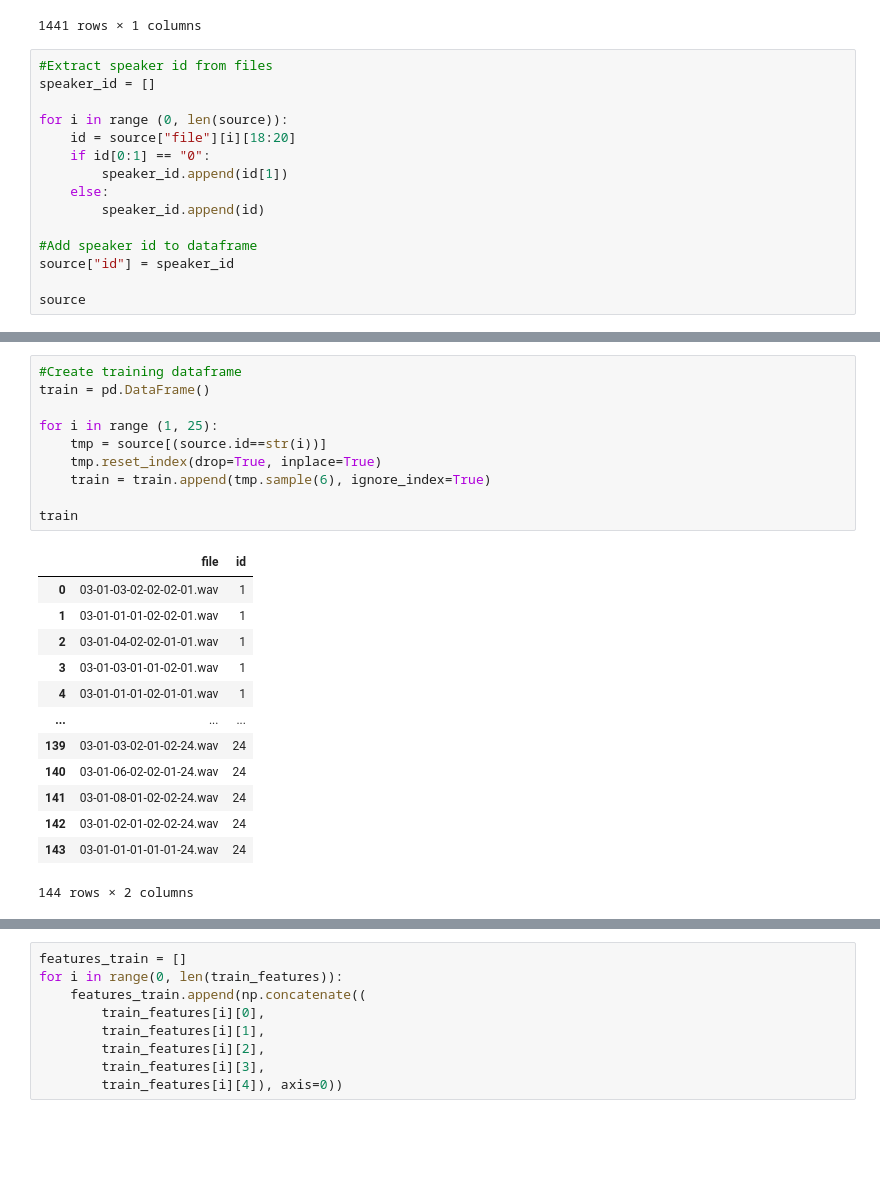
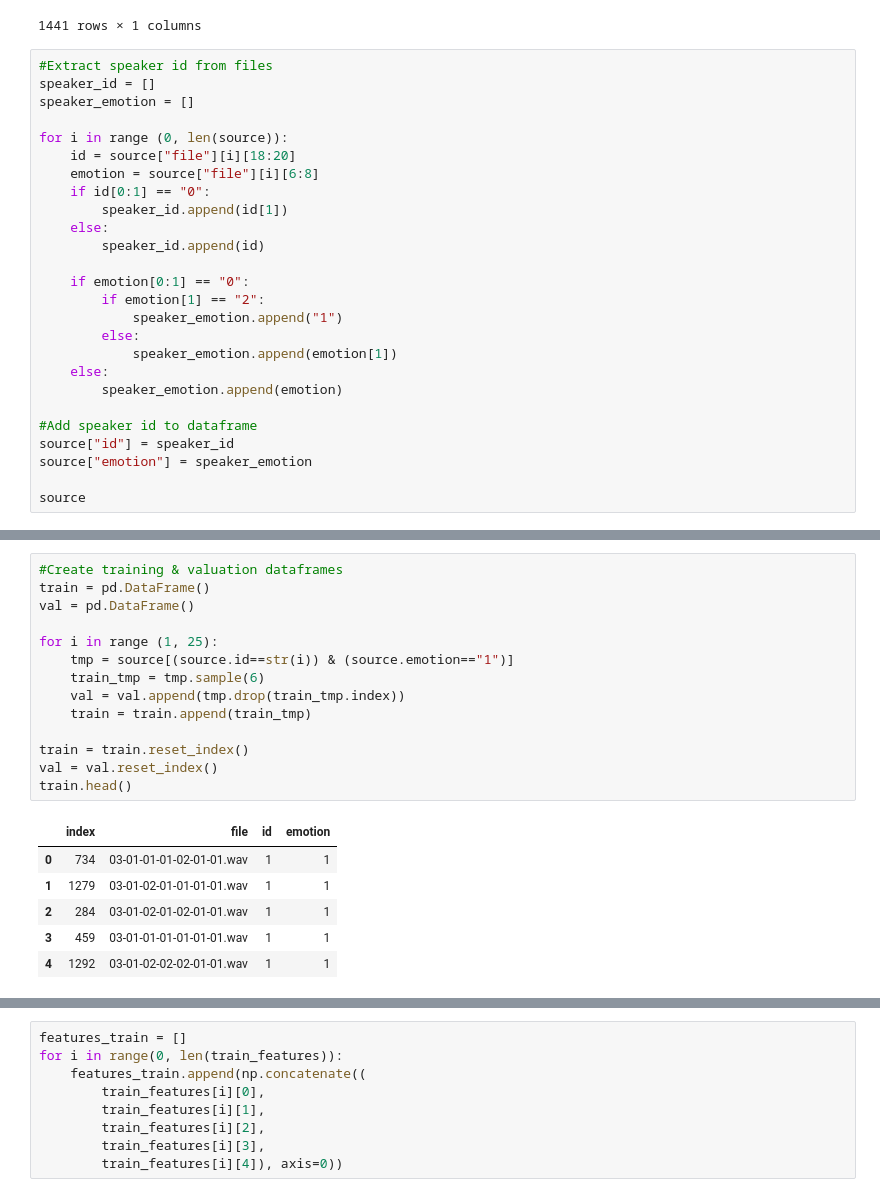
Before and after one commit to jthiepler/voice-classifier, a Jupyter notebook: code.ipynb, the cells around one changed output, grey strips where cells are left out. Cells and saved outputs as stored; diff of their text form; blank space fills up the shorter version.

```diff
--- a/code.ipynb
+++ b/code.ipynb
@@ -37,16 +39,27 @@ source
 # %%
 #Extract speaker id from files
 speaker_id = []
+speaker_emotion = []
 
 for i in range (0, len(source)):
     id = source["file"][i][18:20]
+    emotion = source["file"][i][6:8]
     if id[0:1] == "0":
         speaker_id.append(id[1])
     else:
         speaker_id.append(id)
 
+    if emotion[0:1] == "0":
+        if emotion[1] == "2":
+            speaker_emotion.append("1")
+        else:
+            speaker_emotion.append(emotion[1])
+    else:
+        speaker_emotion.append(emotion)
+
 #Add speaker id to dataframe
 source["id"] = speaker_id
+source["emotion"] = speaker_emotion
 
 source
 # %% [output]
@@ -66,24 +79,21 @@ source
 # %%
-#Create training dataframe
+#Create training & valuation dataframes
 train = pd.DataFrame()
+val = pd.DataFrame()
 
 for i in range (1, 25):
-    tmp = source[(source.id==str(i))]
-    tmp.reset_index(drop=True, inplace=True)
-    train = train.append(tmp.sample(6), ignore_index=True)
+    tmp = source[(source.id==str(i)) & (source.emotion=="1")]
+    train_tmp = tmp.sample(6)
+    val = val.append(tmp.drop(train_tmp.index))
+    train = train.append(train_tmp)
 
-train
+train = train.reset_index()
+val = val.reset_index()
+train.head()
 # %% [output]
-|  | file | id |
-| 0 | 03-01-03-02-02-02-01.wav | 1 |
-| 1 | 03-01-01-01-02-02-01.wav | 1 |
-| 2 | 03-01-04-02-02-01-01.wav | 1 |
-| 3 | 03-01-03-01-01-02-01.wav | 1 |
-| 4 | 03-01-01-01-02-01-01.wav | 1 |
-| ... | ... | ... |
-| 139 | 03-01-03-02-01-02-24.wav | 24 |
-| 140 | 03-01-06-02-02-01-24.wav | 24 |
-| 141 | 03-01-08-01-02-02-24.wav | 24 |
-| 142 | 03-01-02-01-02-02-24.wav | 24 |
-| 143 | 03-01-01-01-01-01-24.wav | 24 |
+|  | index | file | id | emotion |
+| 0 | 734 | 03-01-01-01-02-01-01.wav | 1 | 1 |
+| 1 | 1279 | 03-01-02-01-01-01-01.wav | 1 | 1 |
+| 2 | 284 | 03-01-02-01-02-01-01.wav | 1 | 1 |
+| 3 | 459 | 03-01-01-01-01-01-01.wav | 1 | 1 |
+| 4 | 1292 | 03-01-02-02-02-01-01.wav | 1 | 1 |
-144 rows × 2 columns
```
Also changed, not shown: parts of 15 cells of this notebook.
